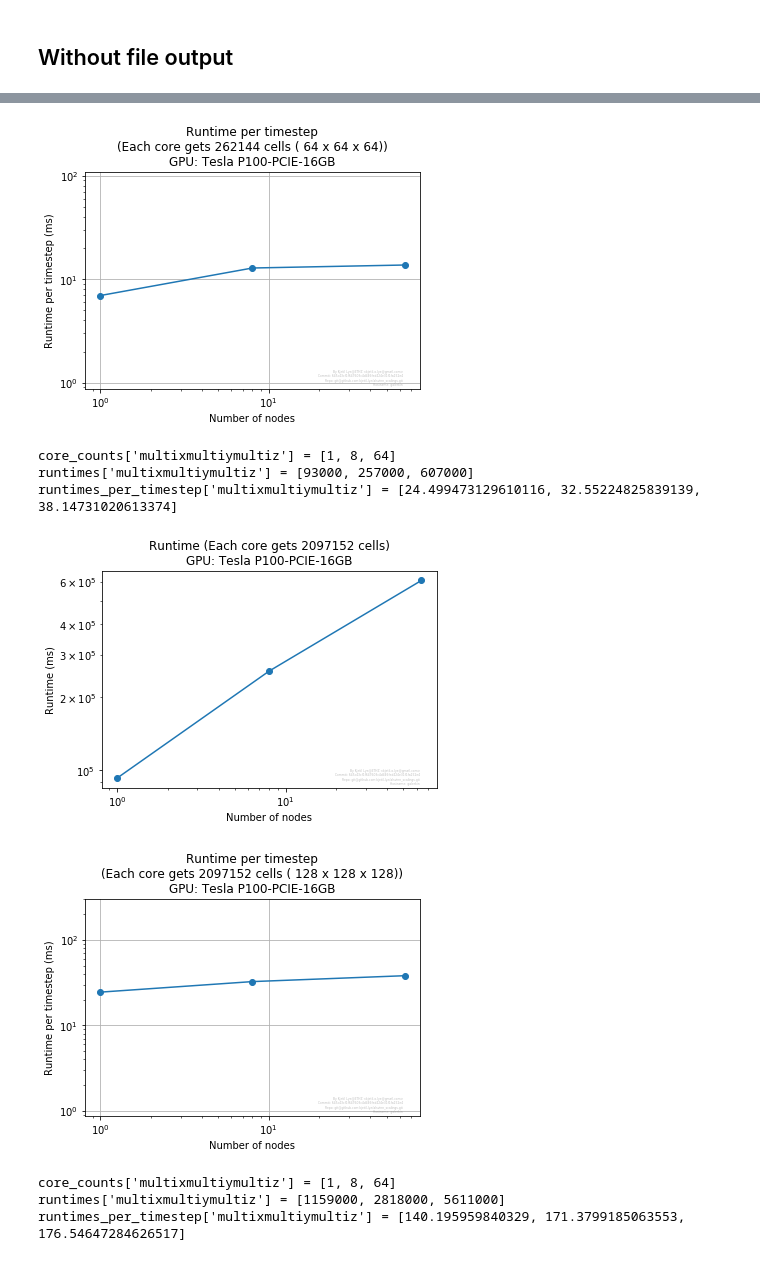
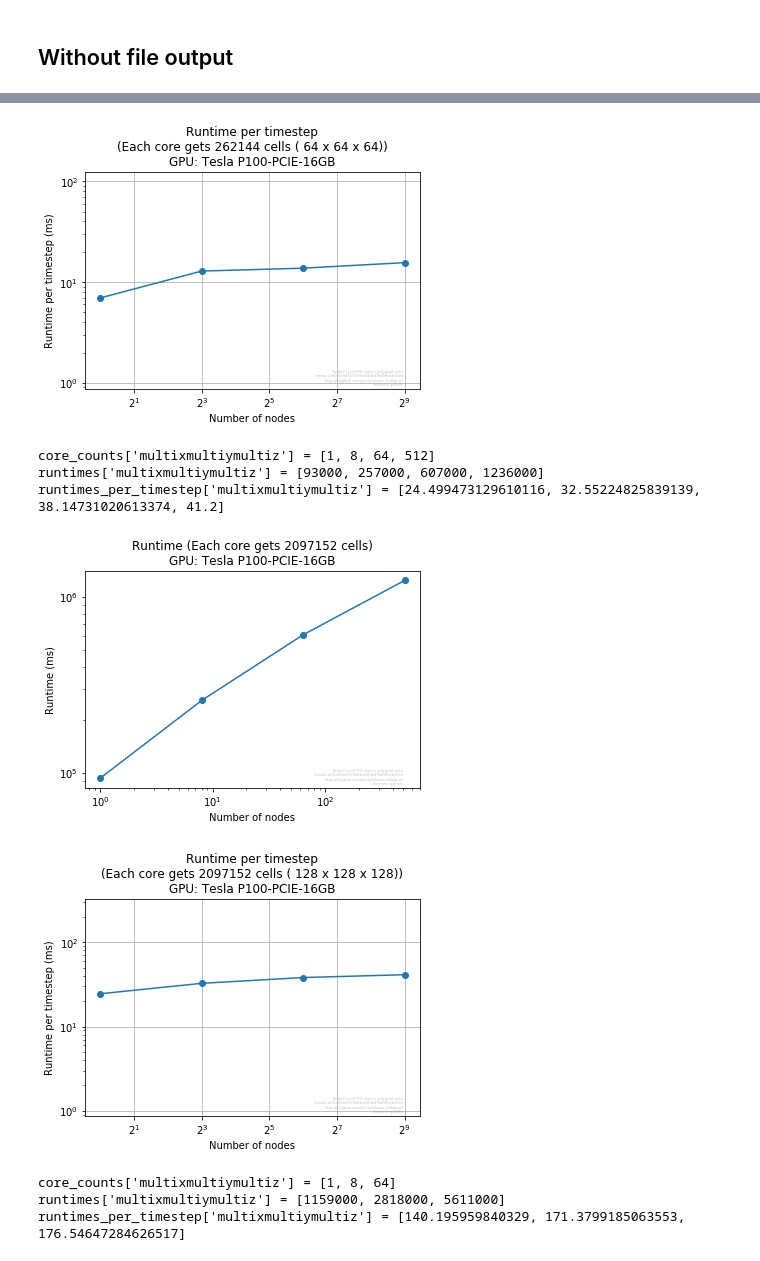
Before and after one commit to kjetil-lye/alsvinn_scalings, a Jupyter notebook: notebooks/WeakScalingReport3DCUDA.ipynb, the cells around one changed output, grey strips where cells are left out. Saved outputs shown, nothing was run; the diff lists cells and outputs as text; code cells hidden in the pictures.

```diff
--- a/notebooks/WeakScalingReport3DCUDA.ipynb
+++ b/notebooks/WeakScalingReport3DCUDA.ipynb
@@ -32,7 +32,7 @@ for base_N in base_Ns:
     for setup in setups:
         basename = '../historic_runs/daint_{historic_date}/base_{base_N}_3d_{setup}/3d/weak_scaling/kelvinhelmholtz_{N}/alsuqcli_kh_{N}_report.json'
 
-        resolutions = base_N * 2**arange(3)
+        resolutions = base_N * 2**arange(4)
         runtimes = []
         runtimes_per_timestep = []
         core_counts = []
@@ -56,7 +56,7 @@ for base_N in base_Ns:
                 errors +="Failed at resolution {N} with {setup}\n\n Skipping\n.".format(N=resolution, setup=setup)
                 errors +=str(e) + '\n'
                 print(e)
-                raise e
+                #raise e
         try:
             if len(runtimes) == 0:
                 continue
@@ -72,7 +72,7 @@ for base_N in base_Ns:
             plt.figure(1)
             plt.title("Runtime per timestep\n(Each core gets %d cells ( %d x %d x %d))\nGPU: %s" % \
                       (resolutions[0]**3, resolutions[0], resolutions[0], resolutions[0], gpu))
-            plt.loglog(core_counts, runtimes_per_timestep, '-o',label=setup)
+            plt.loglog(core_counts, runtimes_per_timestep, '-o',label=setup, basex=2)
             if min_runtime_timestep is None:
                 min_runtime_timestep = min(runtimes_per_timestep)
                 max_runtime_timestep = max(runtimes_per_timestep)
@@ -147,7 +148,7 @@ for base_N in base_Ns:
     for setup in setups:
         basename = '../historic_runs/daint_{historic_date}/base_{base_N}_3d_{setup}_nowrite/3d/weak_scaling_nowrite/kelvinhelmholtz_{N}/alsuqcli_kh_nowrite_{N}_report.json'
 
-        resolutions = base_N * 2**arange(3)
+        resolutions = base_N * 2**arange(4)
         runtimes = []
         runtimes_per_timestep = []
         core_counts = []
@@ -171,8 +172,8 @@ for base_N in base_Ns:
             except Exception as e:
                 errors +="Failed at resolution {N} with {setup}\n\n Skipping\n.".format(N=resolution, setup=setup)
                 errors +=str(e) + '\n'
-                print(e)
-                raise e
+                #print(e)
+                #raise e
         try:
             if len(runtimes) == 0:
                 continue
@@ -188,7 +189,7 @@ for base_N in base_Ns:
             plt.figure(1)
             plt.title("Runtime per timestep\n(Each core gets %d cells ( %d x %d x %d))\nGPU: %s" % \
                       (resolutions[0]**3, resolutions[0], resolutions[0], resolutions[0], gpu))
-            plt.loglog(core_counts, runtimes_per_timestep, '-o',label=setup)
+            plt.loglog(core_counts, runtimes_per_timestep, '-o',label=setup, basex=2)
             if min_runtime_timestep is None:
                 min_runtime_timestep = min(runtimes_per_timestep)
                 max_runtime_timestep = max(runtimes_per_timestep)
@@ -238,9 +239,9 @@ runtimes_per_timestep['multixmultiymultiz'] = [6.956521739130435, 12.83880171184
-[figure, old version]
+[figure, new version]
-core_counts['multixmultiymultiz'] = [1, 8, 64]
-runtimes['multixmultiymultiz'] = [93000, 257000, 607000]
-runtimes_per_timestep['multixmultiymultiz'] = [24.499473129610116, 32.55224825839139, 38.14731020613374]
+core_counts['multixmultiymultiz'] = [1, 8, 64, 512]
+runtimes['multixmultiymultiz'] = [93000, 257000, 607000, 1236000]
+runtimes_per_timestep['multixmultiymultiz'] = [24.499473129610116, 32.55224825839139, 38.14731020613374, 41.2]
-[figure, old version]
+[figure, new version]
-[figure, old version]
+[figure, new version]
 core_counts['multixmultiymultiz'] = [1, 8, 64]
 runtimes['multixmultiymultiz'] = [1159000, 2818000, 5611000]
 runtimes_per_timestep['multixmultiymultiz'] = [140.195959840329, 171.3799185063553, 176.54647284626517]
```
Also changed, not shown: parts of 3 cells of this notebook, 14 other files.
